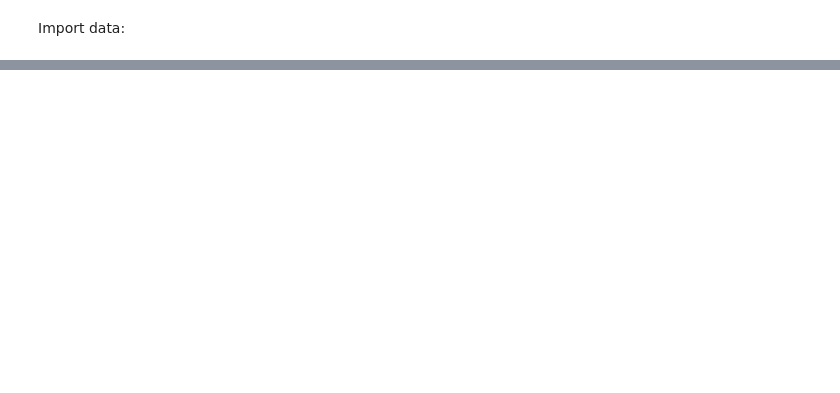
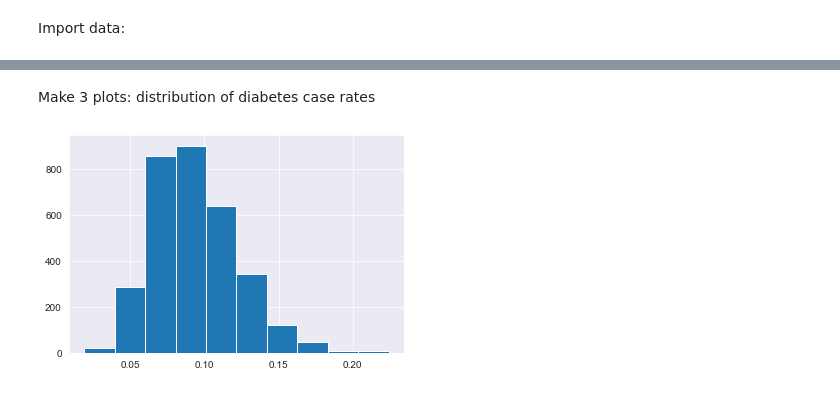
Before and after one commit to ElizabethBreen/CSS_Project2, a Jupyter notebook: project_2_notebook.ipynb, the cells around one changed output, grey strips where cells are left out. Drawn from its saved outputs; the diff is of its cells as text; code cells hidden in the pictures; blank space fills up the shorter version.

```diff
--- a/project_2_notebook.ipynb
+++ b/project_2_notebook.ipynb
@@ -29,0 +79,13 @@ NameError: name 'pd' is not defined
+# %%
+
+diabetes['male_over_18']=diabetes['sex and age_total population_18 years and over_male']/diabetes['sex and age_total population_18 years and over']
+
+diabetes['female_over_18']=diabetes['sex and age_total population_18 years and over_female']/diabetes['sex and age_total population_18 years and over']
+
+
+
+diabetes = diabetes.apply(pd.to_numeric, errors = 'coerce')
+d_rates = diabetes.drop (["CountyFIPS", "race_total population"], axis = 1).div(diabetes['race_total population'], axis = "index")
+d_rates.dropna()
+
+d_rates.info()
@@ -29,0 +110,9 @@ NameError: name 'pd' is not defined
+# %% [markdown]
+Make 3 plots:
+distribution of diabetes case rates
+# %%
+fig, ax = plt.subplots()
+ax.hist(d_rates["Diabetes_Number"])
+plt.show()
+# %% [output]
+[figure, added]
```
Also changed, not shown: parts of 22 cells of this notebook, 2 other files.
